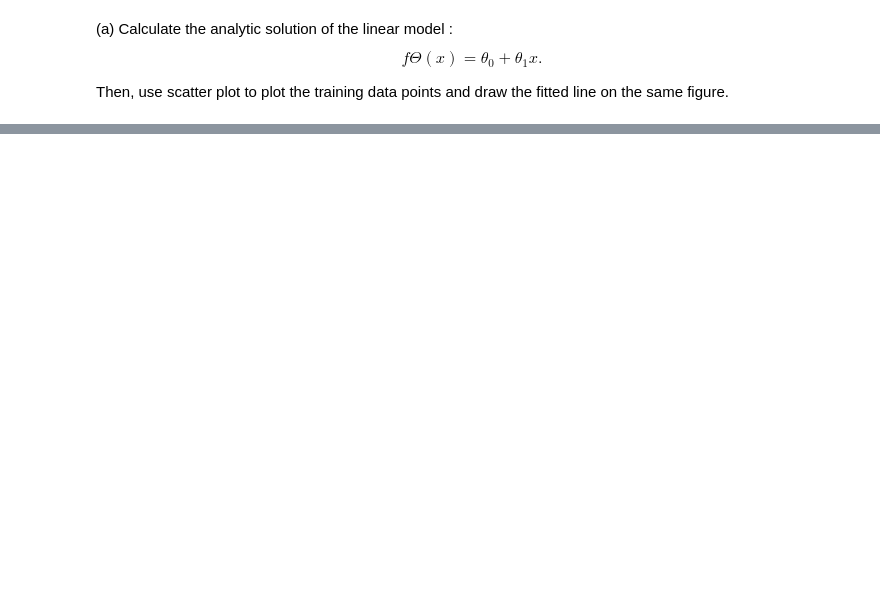
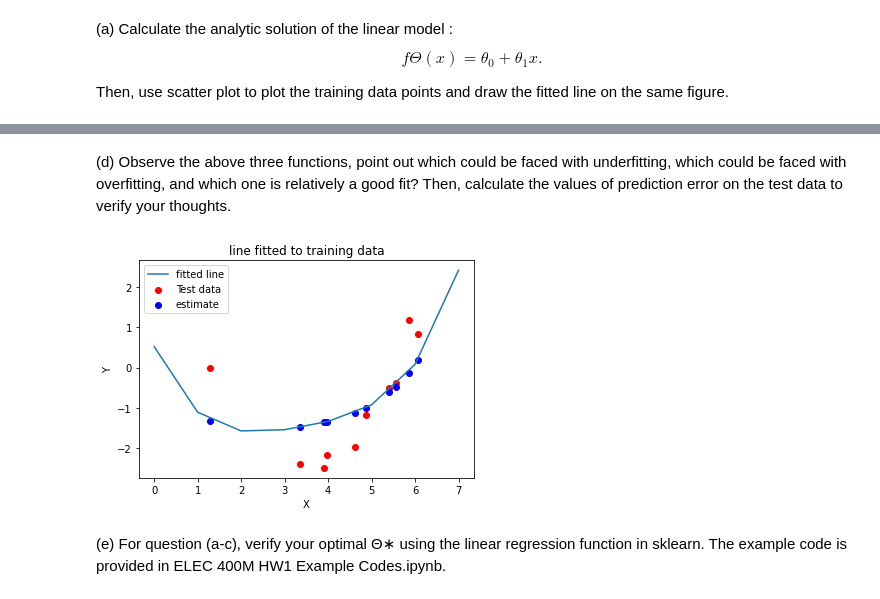
Before and after one commit to amunwes/Elec-400M, a Jupyter notebook: HW1.ipynb, the cells around one changed output, grey strips where cells are left out. Drawn from its saved outputs; the diff is of its cells as text; code cells hidden in the pictures; blank space fills up the shorter version.

```diff
--- a/HW1.ipynb
+++ b/HW1.ipynb
@@ -95,0 +107,19 @@ is provided in ELEC 400M HW1 Example Codes.ipynb.
+# %% [markdown]
+(d) Observe the above three functions, point out which could be faced with underfitting, which could be faced
+with overfitting, and which one is relatively a good fit? Then, calculate the values of prediction error on the test
+data to verify your thoughts.
+# %%
+plt.scatter(X_test, Y_test, c='r', label= 'Test data')
+plt.plot(fitline, label='fitted line')
+fitline = lineGen(theta,0,X_test) + lineGen(theta,1,X_test) + lineGen(theta,2,X_test) + lineGen(theta,3,X_test) + lineGen(theta,4,X_test)
+plt.scatter(X_test, fitline, c = "b", label = "estimate")
+plt.xlabel('X')
+plt.ylabel('Y')
+plt.title('line fitted to training data')
+plt.legend()
+plt.show()
+# %% [output]
+[figure, added]
+# %% [markdown]
+(e) For question (a-c), verify your optimal Θ∗ using the linear regression function in sklearn. The example code
+is provided in ELEC 400M HW1 Example Codes.ipynb.
```
Also changed, not shown: parts of 11 cells of this notebook.
